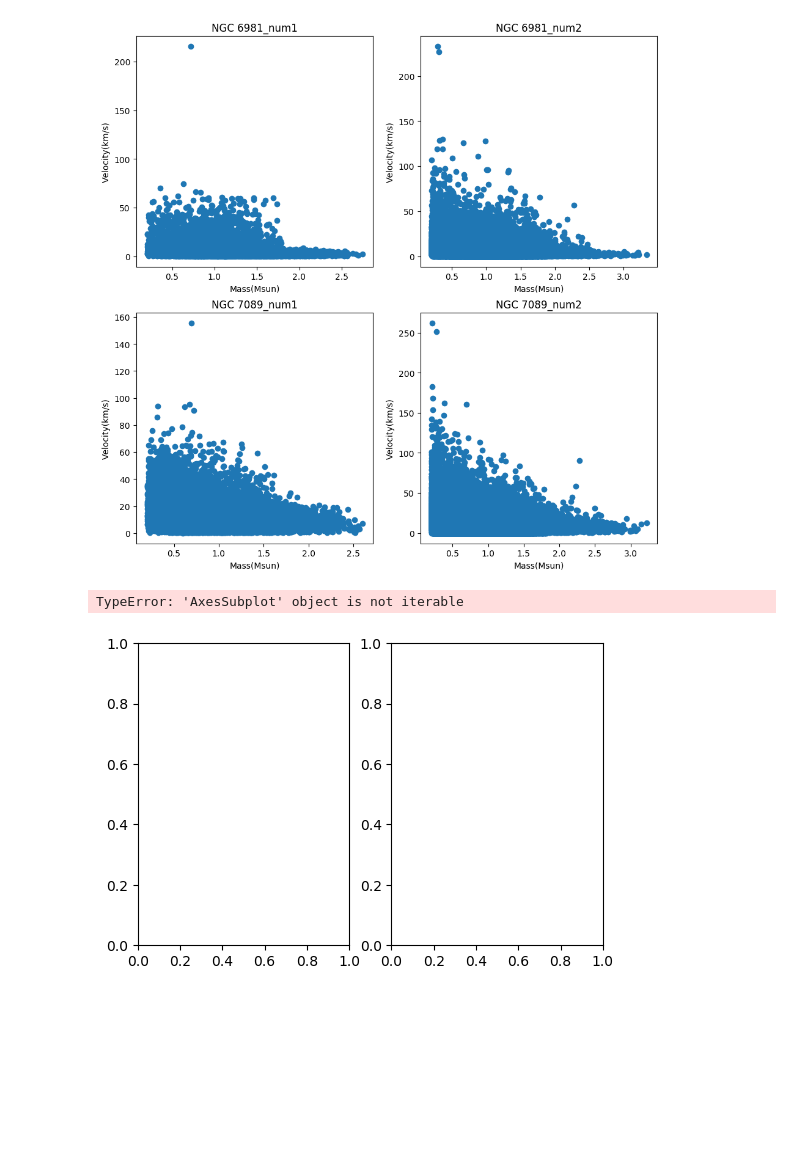
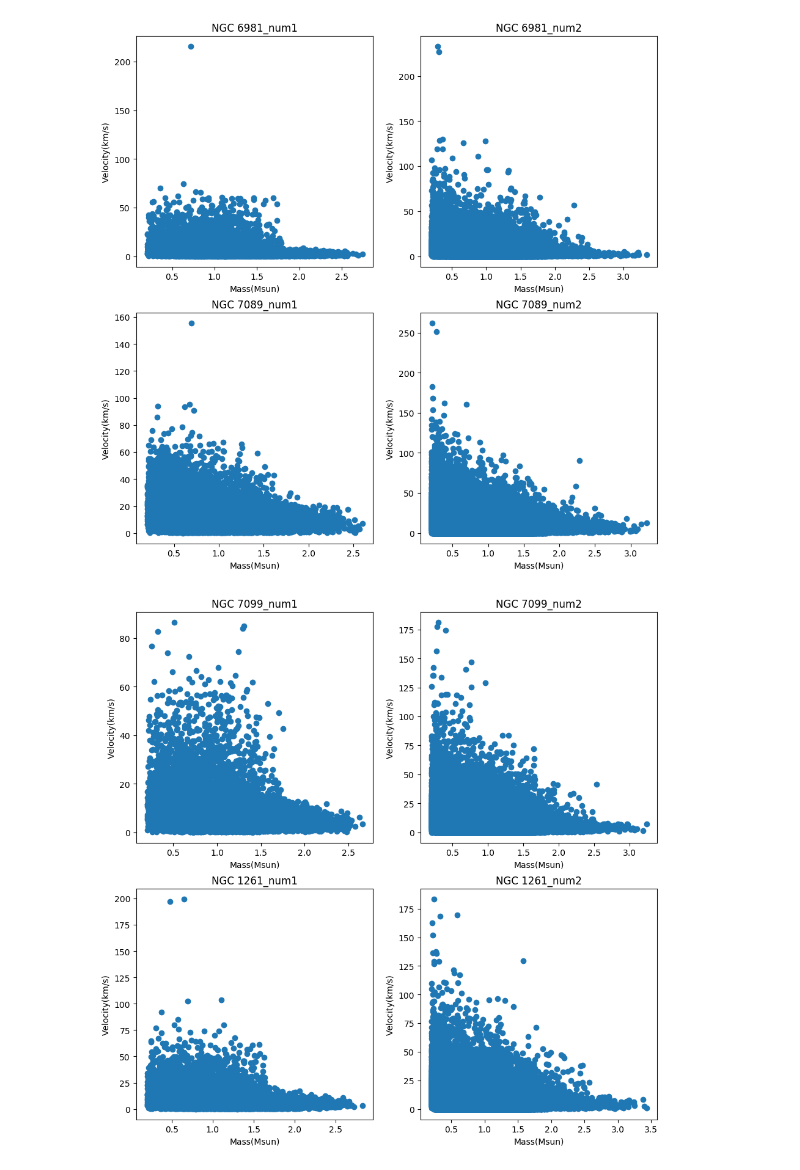
Before and after one commit to teresapan/Blue_stragglers, a Jupyter notebook: Research_SU17.ipynb, the cells around one changed output. Cells and saved outputs as stored; diff of their text form; code cells hidden in the pictures; blank space fills up the shorter version.

Commit message:
fixed plot

```diff
--- a/Research_SU17.ipynb
+++ b/Research_SU17.ipynb
@@ -1350,33 +1350,32 @@ v_1261_num1 = np.array(data_1261_num1_ind['Unnamed: 1'])
 m_1261_num2 = np.array(data_1261_num2_ind['#Mcl[MSun]'])
 v_1261_num2 = np.array(data_1261_num2_ind['Unnamed: 1'])
 
 
-f, ((ax105,ax106), (ax107,ax108)) = plt.subplots(1, 2)
+f, ((ax105,ax106), (ax107,ax108)) = plt.subplots(2, 2)
 
 
 ax105.plot(m_7099_num1,v_7099_num1, 'o')
 ax105.set_title('NGC 7099_num1')
 ax105.set_xlabel('Mass(Msun)')
 ax105.set_ylabel('Velocity(km/s)')
 
 ax106.plot(m_7099_num2, v_7099_num2, 'o')
 ax106.set_title('NGC 7099_num2')
 ax106.set_xlabel('Mass(Msun)')
 ax106.set_ylabel('Velocity(km/s)')
 
 ax107.plot(m_1261_num1,v_1261_num1, 'o')
 ax107.set_title('NGC 1261_num1')
 ax107.set_xlabel('Mass(Msun)')
 ax107.set_ylabel('Velocity(km/s)')
 
 ax108.plot(m_1261_num2, v_1261_num2, 'o')
 ax108.set_title('NGC 1261_num2')
 ax108.set_xlabel('Mass(Msun)')
 ax108.set_ylabel('Velocity(km/s)')
 
 
 fig = plt.gcf()
 fig.set_size_inches(11,11, forward = True)
 # %% [output]
-TypeError: 'AxesSubplot' object is not iterable
-[figure, old version]
+[figure, new version]
```
